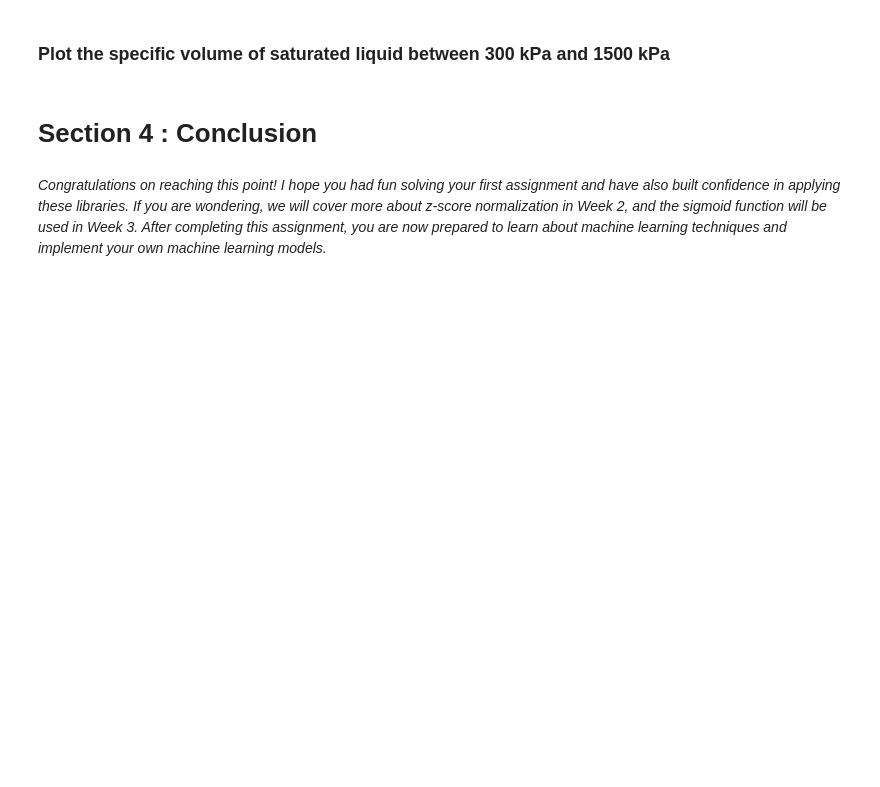
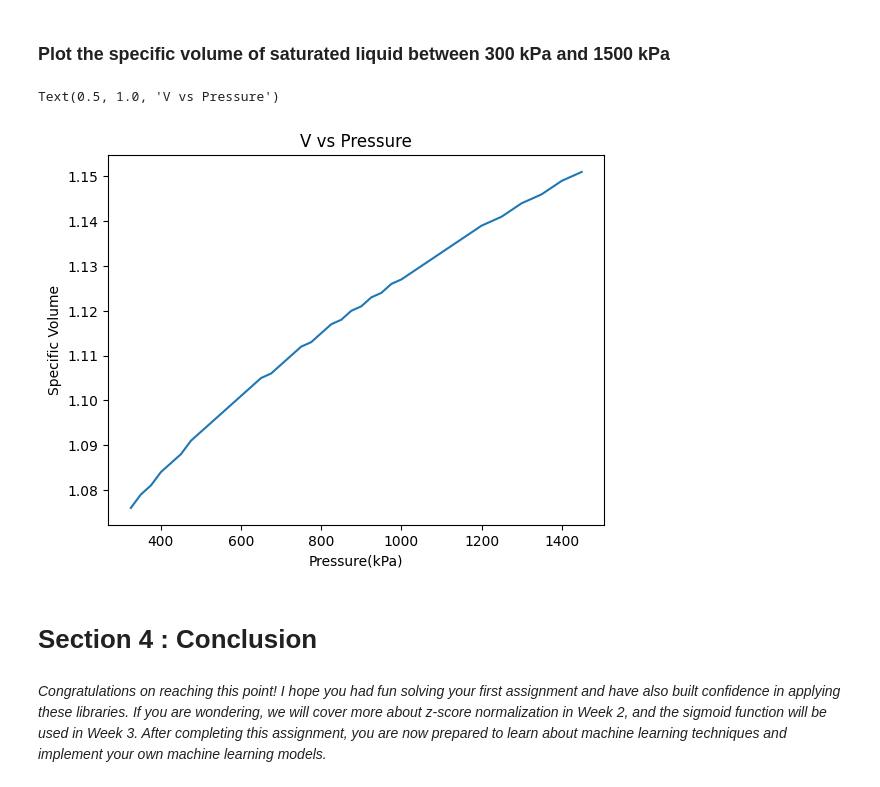
Before and after one commit to shubhtan01/Machine-Learning-with-Python, a Jupyter notebook: Assignments/Assignment 1/Assignment1.ipynb, the cells around one changed output. Saved outputs shown, nothing was run; the diff lists cells and outputs as text; code cells hidden in the pictures; blank space fills up the shorter version.

```diff
--- a/Assignments/Assignment 1/Assignment1.ipynb
+++ b/Assignments/Assignment 1/Assignment1.ipynb
@@ -201,3 +376,15 @@ Note:
+# %%
+#your code here
+a=V_data[(V_data['Pressure']>300) & (V_data['Pressure']<1500)]
+X=a['Pressure']
+Y=a['Liq_Sat']
+plt.plot(X,Y)
+plt.xlabel("Pressure(kPa)")
+plt.ylabel("Specific Volume")
+plt.title("V vs Pressure")
+# %% [output]
+Text(0.5, 1.0, 'V vs Pressure')
+[figure, added]
 # %% [markdown]
 # Section 4 : Conclusion
 # %% [markdown]
```
Also changed, not shown: parts of 35 cells of this notebook.
